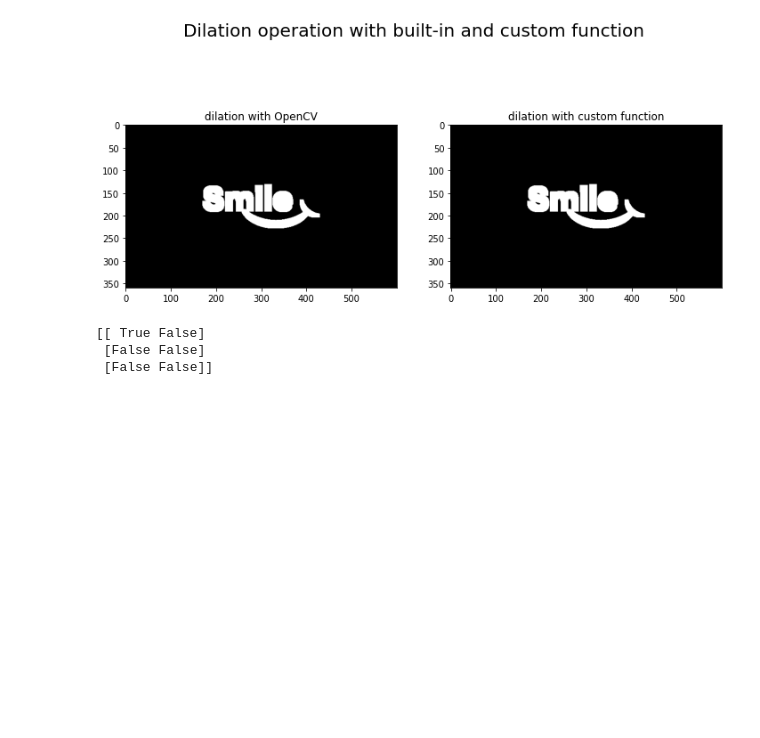
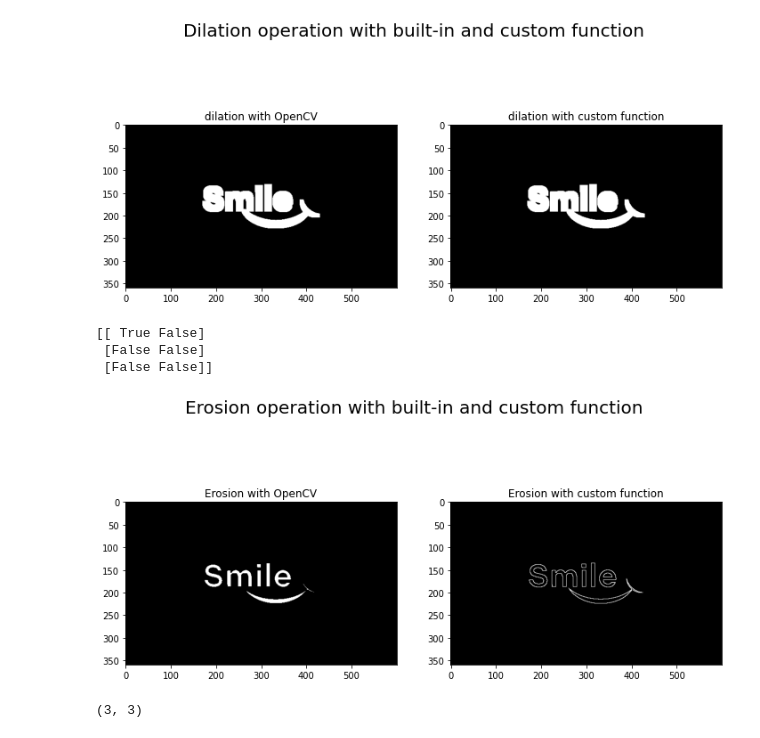
Before and after one commit to mamuncseru/dip-assignments, a Jupyter notebook: assignment9.ipynb, the cells around one changed output. Cells and saved outputs as stored; diff of their text form; code cells hidden in the pictures; blank space fills up the shorter version.

```diff
--- a/assignment9.ipynb
+++ b/assignment9.ipynb
@@ -100,3 +100,35 @@ print((a[:, 1:] == b[:, 1:]))
 [[ True False]
  [False False]
  [False False]]
+# %%
+# create a function to perform erosion
+def erode(image, kernel, iterations=1):
+    def erode_with_numpy(input_img, kernel):
+        img = copy.deepcopy(input_img)
+        src = np.pad(img, kernel.shape[0]-2)
+
+        for i in range(src.shape[0]-2):
+            for j in range(src.shape[1]-2):
+                if (src[i:i+kernel.shape[0], j:j+kernel.shape[1]] == kernel).all():
+                    img[i,j] = 0
+
+
+        return img
+
+    for i in range(iterations):
+        image = erode_with_numpy(image, kernel)
+
+    return image
+# %%
+iterations=1
+erosion_img = cv2.erode(binary_img, kernel=kernel, iterations=iterations)
+erosion_img2 = erode(image=binary_img, kernel=kernel, iterations=iterations)
+fig, ax = plt.subplots(1, 2, figsize=(12, 6))
+ax[0].imshow(erosion_img, cmap='gray')
+ax[0].set_title('Erosion with OpenCV')
+ax[1].imshow(erosion_img2, cmap='gray')
+ax[1].set_title('Erosion with custom function')
+plt.suptitle('Erosion operation with built-in and custom function', fontsize=20)
+plt.show()
+# %% [output]
+[figure, added]
@@ -102,0 +148,4 @@ print((a[:, 1:] == b[:, 1:]))
+# %%
+kernel.shape
+# %% [output]
+(3, 3)
```
Also changed, not shown: parts of 9 cells of this notebook, 19 other files.
